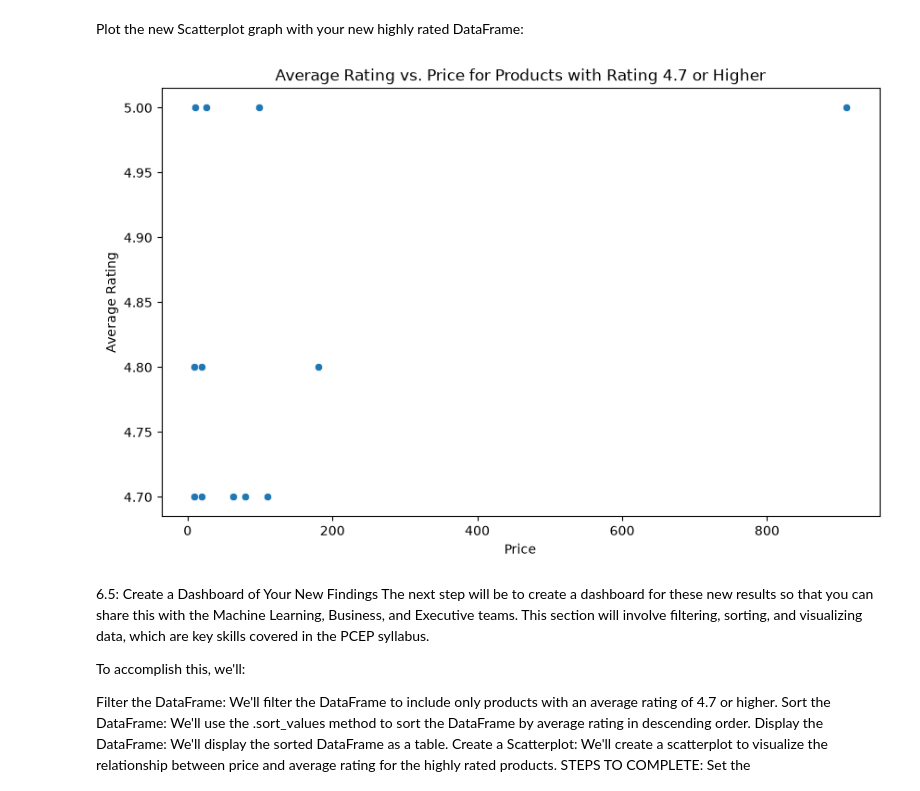
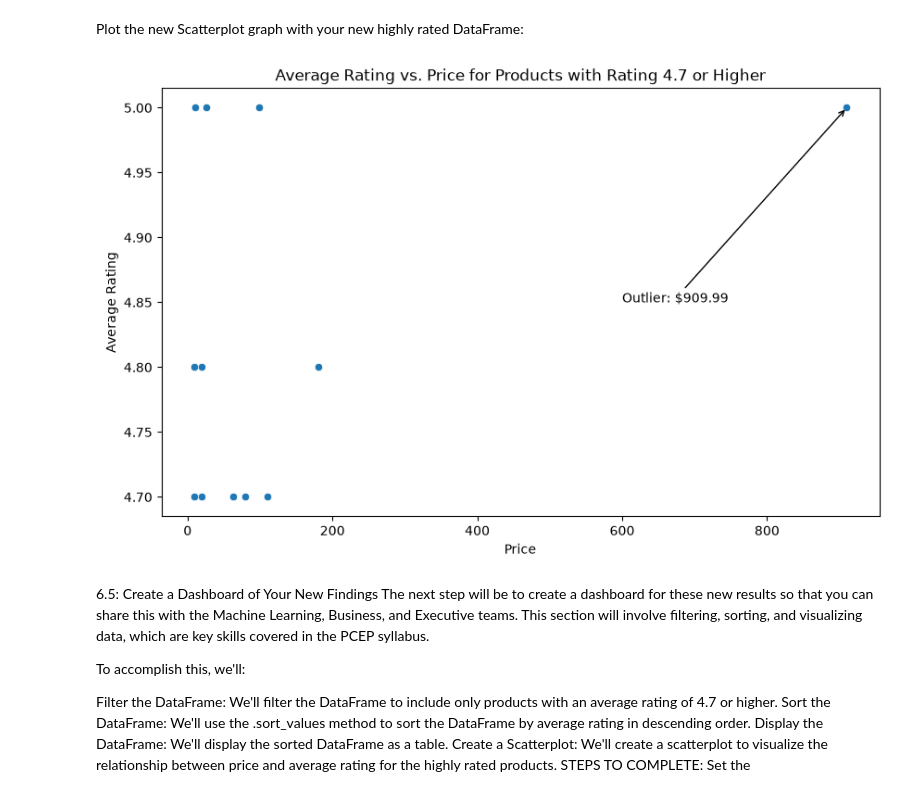
Before and after one commit to jjacque1/Python-generator-based-line-reader, a Jupyter notebook: amazon_reviews_analysis.ipynb, the cells around one changed output. Cells and saved outputs as stored; diff of their text form; code cells hidden in the pictures.

```diff
--- a/amazon_reviews_analysis.ipynb
+++ b/amazon_reviews_analysis.ipynb
@@ -878,12 +890,18 @@ Plot the new Scatterplot graph with your new highly rated DataFrame:
 # %%
 plt.figure(figsize=(10, 6))
 sns.scatterplot(data=highly_rated_products_df, x='price', y='average_rating')
 plt.title('Average Rating vs. Price for Products with Rating 4.7 or Higher')
 plt.xlabel('Price')
 plt.ylabel('Average Rating')
+plt.annotate(
+    "Outlier: $909.99",
+    xy=(909.99, 5.0),        # where the arrow points TO (the actual dot)
+    xytext=(600, 4.85),       # where the TEXT itself sits (moved away so it doesn't overlap)
+    arrowprops=dict(arrowstyle='->')   # draws a simple arrow connecting the two
+)
 plt.show()
 # %% [output]
-[figure, old version]
+[figure, new version]
 # %% [markdown]
 6.5: Create a Dashboard of Your New Findings
 The next step will be to create a dashboard for these new results so that you can share this with the Machine Learning, Business, and Executive teams. This section will involve filtering, sorting, and visualizing data, which are key skills covered in the PCEP syllabus.
```
Also changed, not shown: parts of 7 cells of this notebook.
